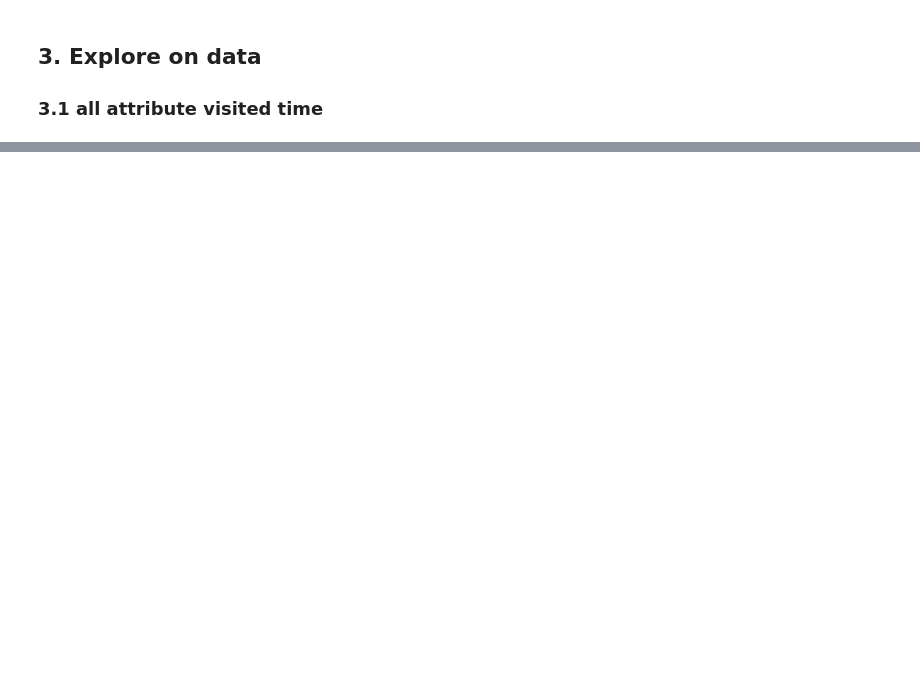
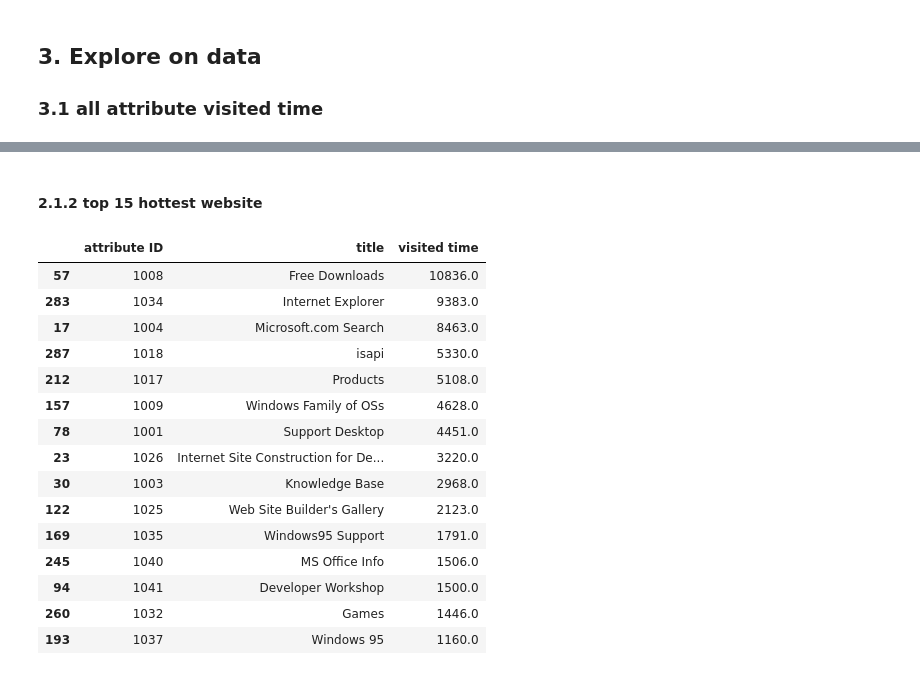
Before and after one commit to hanshanglin/COMP4433_project, a Jupyter notebook: explore.ipynb, the cells around one changed output, grey strips where cells are left out. Saved outputs shown, nothing was run; the diff lists cells and outputs as text; code cells hidden in the pictures; blank space fills up the shorter version.

```diff
--- a/explore.ipynb
+++ b/explore.ipynb
@@ -123,0 +138,3 @@ hit_df.describe()
+# %%
+attribute_df.sort_values("visited time",inplace=True)
+attribute_df[attribute_df["visited time"]==0]["title"].to_list()
@@ -123,0 +151,22 @@ hit_df.describe()
+# %% [markdown]
+#### 2.1.2 top 15 hottest website
+# %%
+attribute_df.sort_values("visited time",inplace=True,ascending=[False])
+attribute_df.head(15)
+# %% [output]
+|  | attribute ID | title | visited time |
+| 57 | 1008 | Free Downloads | 10836.0 |
+| 283 | 1034 | Internet Explorer | 9383.0 |
+| 17 | 1004 | Microsoft.com Search | 8463.0 |
+| 287 | 1018 | isapi | 5330.0 |
+| 212 | 1017 | Products | 5108.0 |
+| 157 | 1009 | Windows Family of OSs | 4628.0 |
+| 78 | 1001 | Support Desktop | 4451.0 |
+| 23 | 1026 | Internet Site Construction for De... | 3220.0 |
+| 30 | 1003 | Knowledge Base | 2968.0 |
+| 122 | 1025 | Web Site Builder's Gallery | 2123.0 |
+| 169 | 1035 | Windows95 Support | 1791.0 |
+| 245 | 1040 | MS Office Info | 1506.0 |
+| 94 | 1041 | Developer Workshop | 1500.0 |
+| 260 | 1032 | Games | 1446.0 |
+| 193 | 1037 | Windows 95 | 1160.0 |
```
Also changed, not shown: parts of 8 cells of this notebook.
